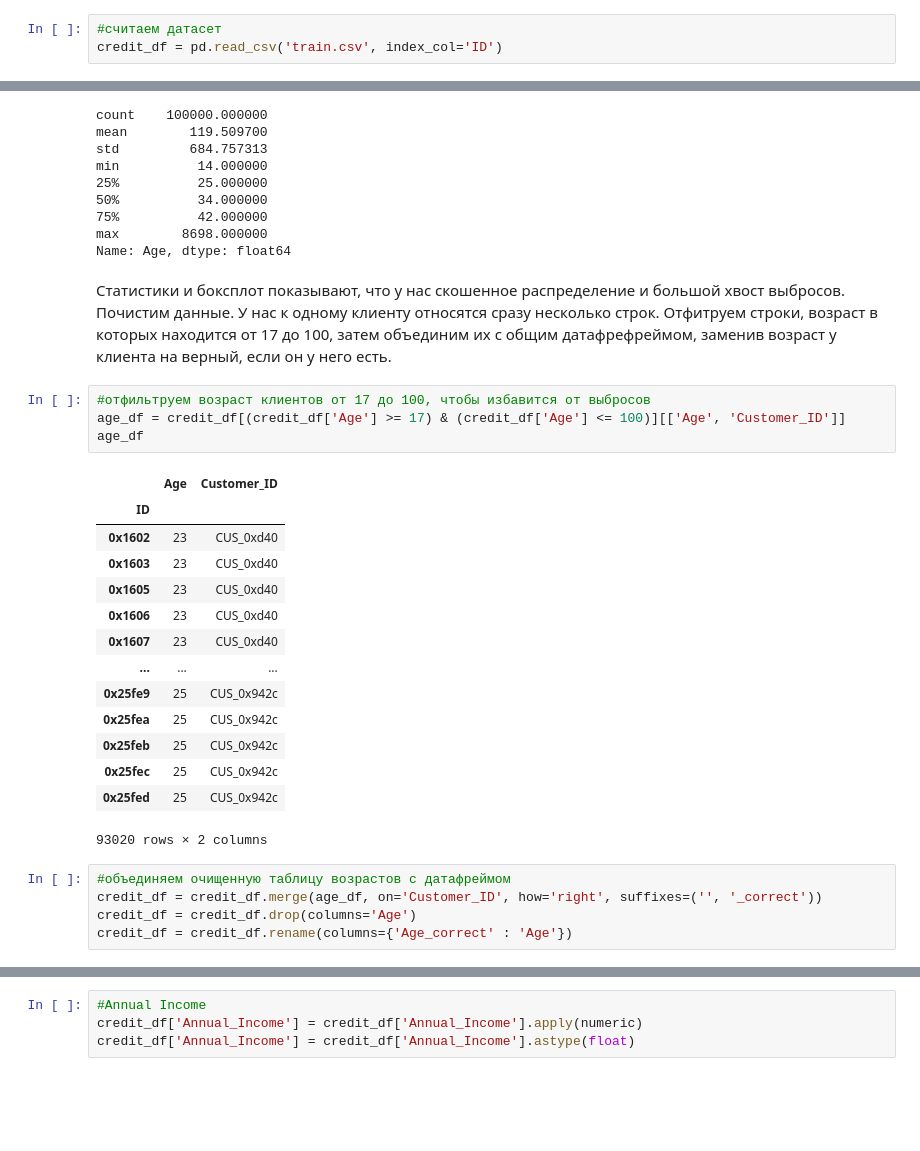
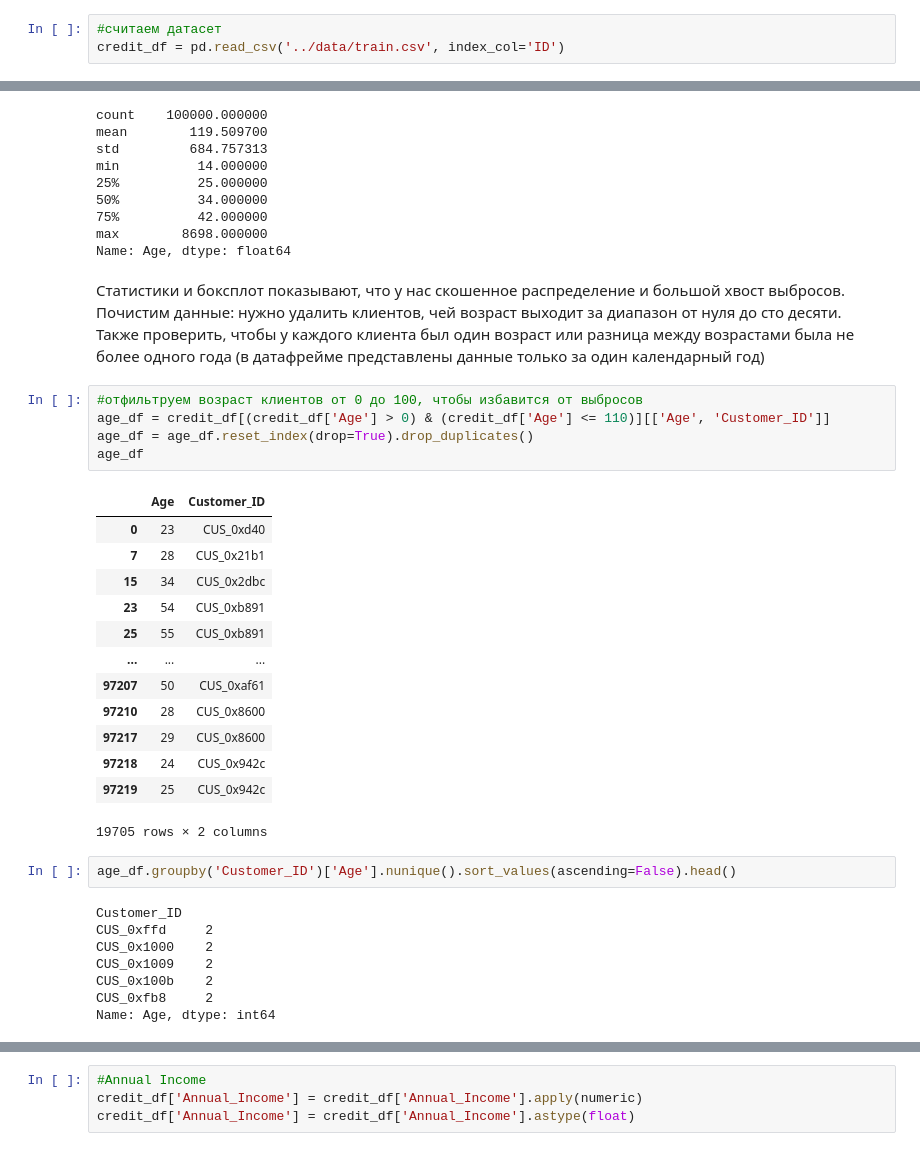
Before and after one commit to Lotra2005/Data-analysis-projects, a Jupyter notebook: Credit scoring EDA/notebooks/Credit score.ipynb, the cells around one changed output, grey strips where cells are left out. Drawn from its saved outputs; the diff is of its cells as text; blank space fills up the shorter version.

```diff
--- a/Credit scoring EDA/notebooks/Credit score.ipynb
+++ b/Credit scoring EDA/notebooks/Credit score.ipynb
@@ -18,7 +18,7 @@ import seaborn as sns
 sns.set_theme(style="whitegrid")
 # %%
 #считаем датасет
-credit_df = pd.read_csv('train.csv', index_col='ID')
+credit_df = pd.read_csv('../data/train.csv', index_col='ID')
 # %%
 #отобразим
 display(credit_df)
@@ -205,28 +252,33 @@ min          14.000000
 max        8698.000000
 Name: Age, dtype: float64
 # %% [markdown]
-Статистики и боксплот показывают, что у нас скошенное распределение и большой хвост выбросов. Почистим данные. У нас к одному клиенту относятся сразу несколько строк. Отфитруем строки, возраст в которых находится от 17 до 100, затем объединим их с общим датафрефреймом, заменив возраст у клиента на верный, если он у него есть.
+Статистики и боксплот показывают, что у нас скошенное распределение и большой хвост выбросов. Почистим данные: нужно удалить клиентов, чей возраст выходит за диапазон от нуля до сто десяти. Также проверить, чтобы у каждого клиента был один возраст или разница между возрастами была не более одного года (в датафрейме представлены данные только за один календарный год)
 # %%
-#отфильтруем возраст клиентов от 17 до 100, чтобы избавится от выбросов
-age_df = credit_df[(credit_df['Age'] >= 17) & (credit_df['Age'] <= 100)][['Age', 'Customer_ID']]
+#отфильтруем возраст клиентов от 0 до 100, чтобы избавится от выбросов
+age_df = credit_df[(credit_df['Age'] > 0) & (credit_df['Age'] <= 110)][['Age', 'Customer_ID']]
+age_df = age_df.reset_index(drop=True).drop_duplicates()
 age_df
 # %% [output]
 |  | Age | Customer_ID |
-| ID |  |  |
-| 0x1602 | 23 | CUS_0xd40 |
-| 0x1603 | 23 | CUS_0xd40 |
-| 0x1605 | 23 | CUS_0xd40 |
-| 0x1606 | 23 | CUS_0xd40 |
-| 0x1607 | 23 | CUS_0xd40 |
+| 0 | 23 | CUS_0xd40 |
+| 7 | 28 | CUS_0x21b1 |
+| 15 | 34 | CUS_0x2dbc |
+| 23 | 54 | CUS_0xb891 |
+| 25 | 55 | CUS_0xb891 |
 | ... | ... | ... |
-| 0x25fe9 | 25 | CUS_0x942c |
-| 0x25fea | 25 | CUS_0x942c |
-| 0x25feb | 25 | CUS_0x942c |
-| 0x25fec | 25 | CUS_0x942c |
-| 0x25fed | 25 | CUS_0x942c |
+| 97207 | 50 | CUS_0xaf61 |
+| 97210 | 28 | CUS_0x8600 |
+| 97217 | 29 | CUS_0x8600 |
+| 97218 | 24 | CUS_0x942c |
+| 97219 | 25 | CUS_0x942c |
-93020 rows × 2 columns
+19705 rows × 2 columns
-# %%
-#объединяем очищенную таблицу возрастов с датафреймом
-credit_df = credit_df.merge(age_df, on='Customer_ID', how='right', suffixes=('', '_correct'))
-credit_df = credit_df.drop(columns='Age')
-credit_df = credit_df.rename(columns={'Age_correct' : 'Age'})
+# %%
+age_df.groupby('Customer_ID')['Age'].nunique().sort_values(ascending=False).head()
+# %% [output]
+Customer_ID
+CUS_0xffd     2
+CUS_0x1000    2
+CUS_0x1009    2
+CUS_0x100b    2
+CUS_0xfb8     2
+Name: Age, dtype: int64
```
Also changed, not shown: parts of 32 cells of this notebook.
